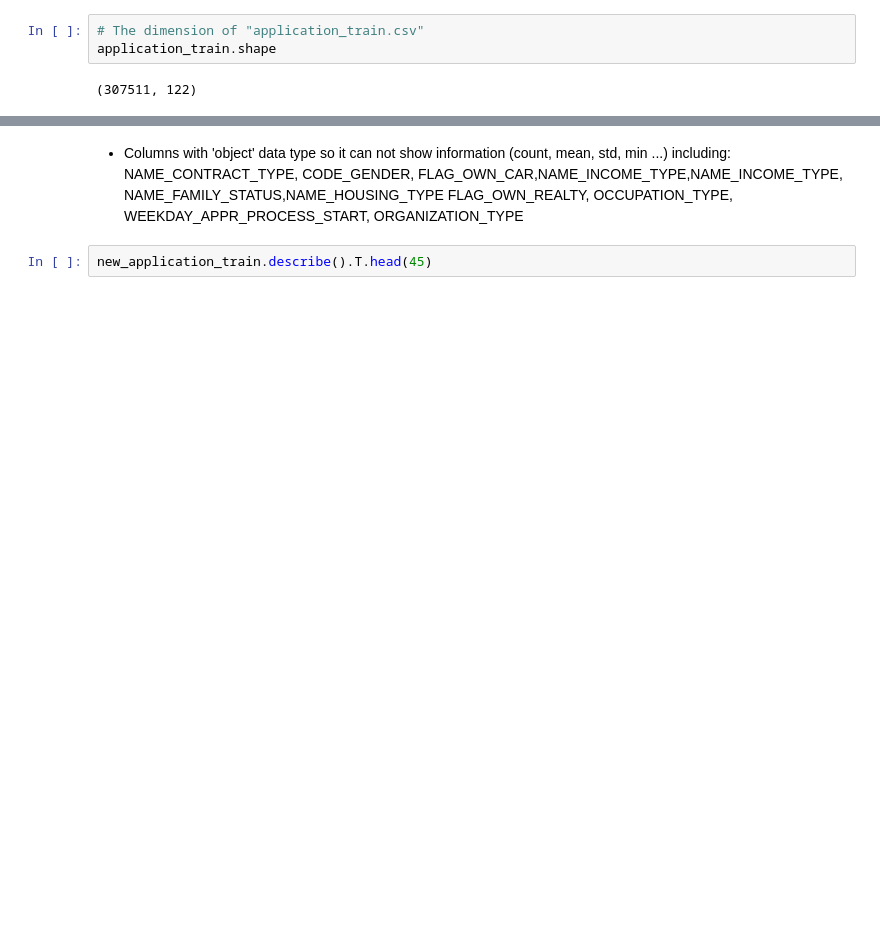
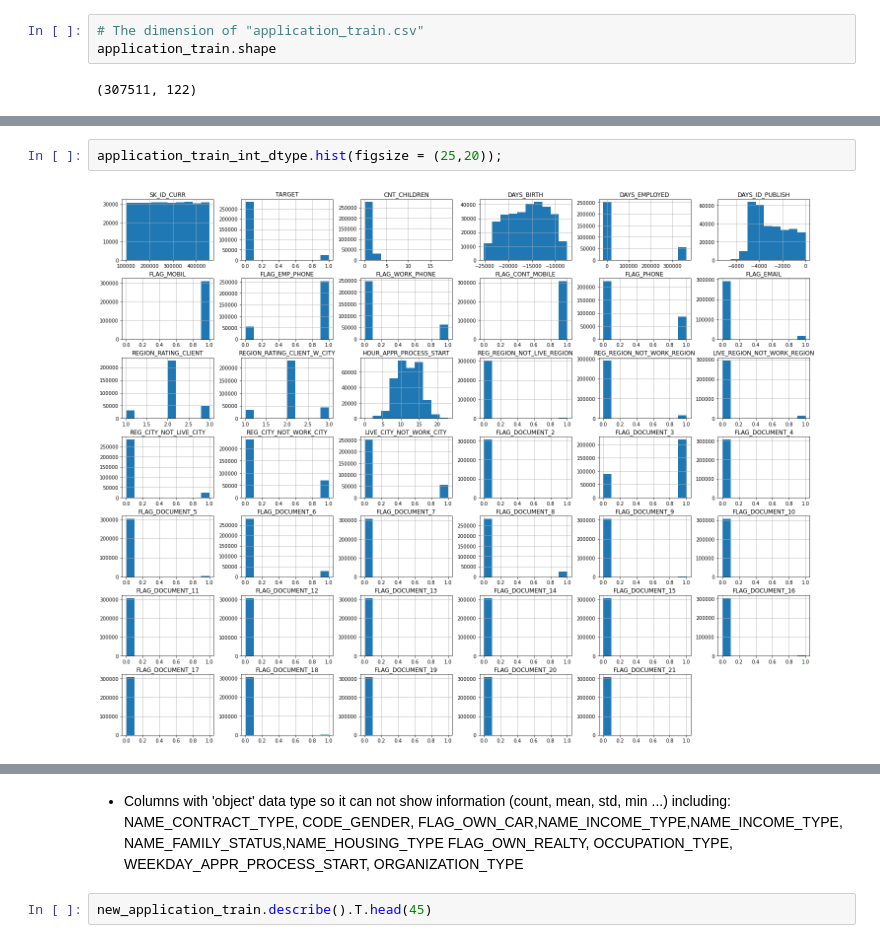
Before and after one commit to ytran71/ProgrammingProject_FinanceData, a Jupyter notebook: Explore_application_train.ipynb, the cells around one changed output, grey strips where cells are left out. Saved outputs shown, nothing was run; the diff lists cells and outputs as text; blank space fills up the shorter version.

```diff
--- a/Explore_application_train.ipynb
+++ b/Explore_application_train.ipynb
@@ -101,0 +162,4 @@ memory usage: 107.9+ MB
+# %%
+application_train_int_dtype.hist(figsize = (25,20));
+# %% [output]
+[figure, added]
```
Also changed, not shown: parts of 16 cells of this notebook.
